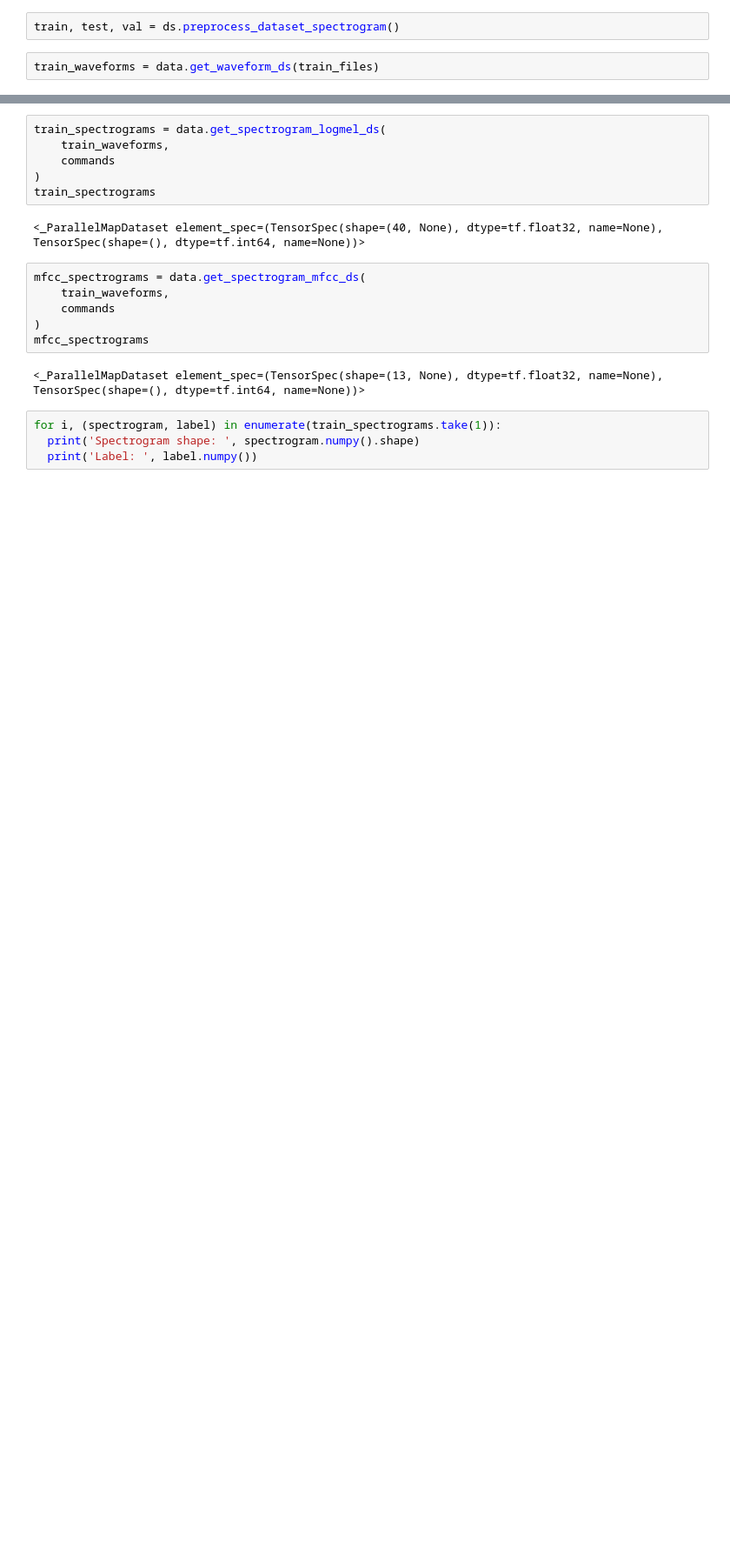
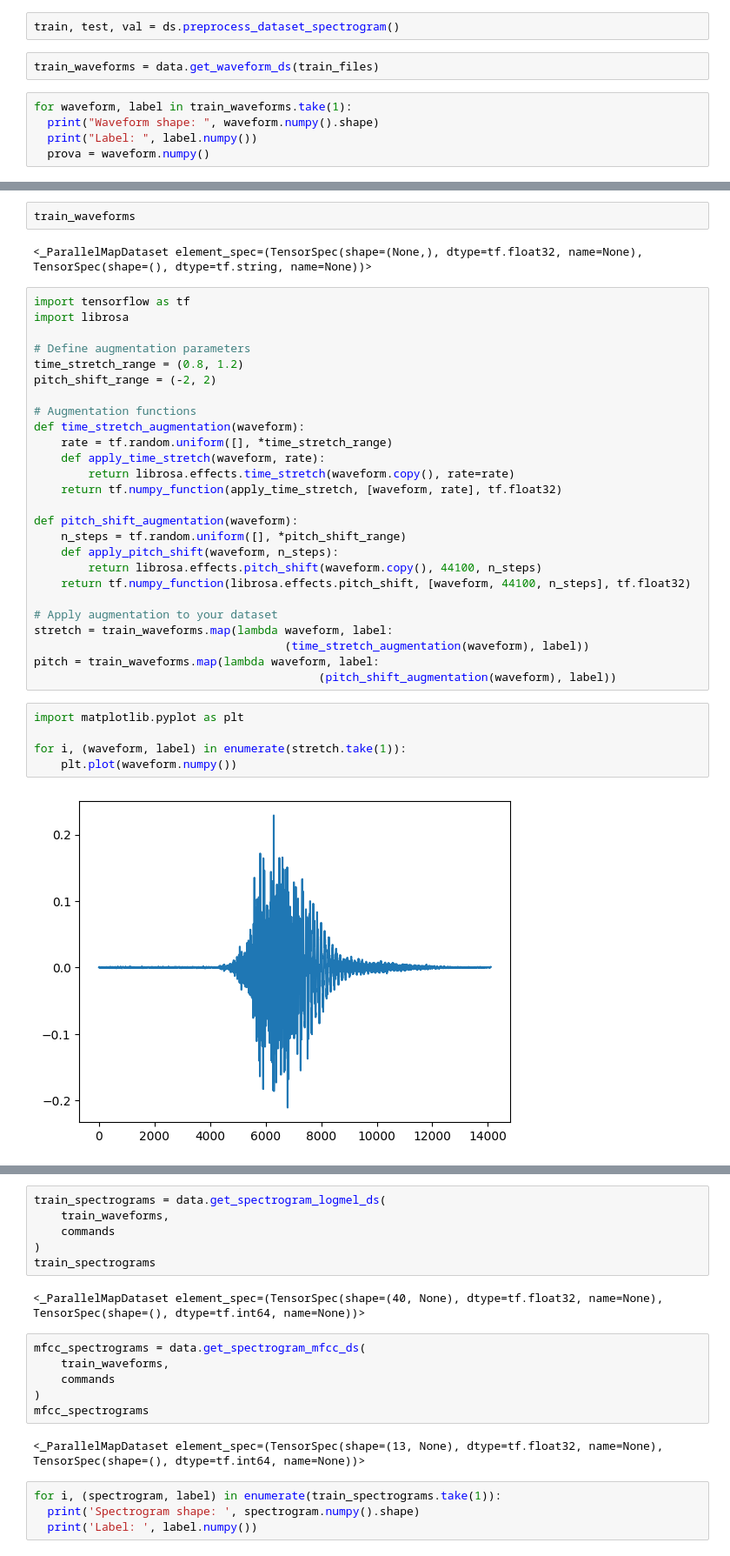
Before and after one commit to aidinattar/AudioKWS, a Jupyter notebook: examples.ipynb, the cells around one changed output, grey strips where cells are left out. Shown at 87% size. Drawn from its saved outputs; the diff is of its cells as text; blank space fills up the shorter version.

```diff
--- a/examples.ipynb
+++ b/examples.ipynb
@@ -32,3 +74,8 @@ ds = DatasetBuilder(
 train, test, val = ds.preprocess_dataset_spectrogram()
 # %%
 train_waveforms = data.get_waveform_ds(train_files)
+# %%
+for waveform, label in train_waveforms.take(1):
+  print("Waveform shape: ", waveform.numpy().shape)
+  print("Label: ", label.numpy())
+  prova = waveform.numpy()
@@ -34,0 +92,37 @@ train_waveforms = data.get_waveform_ds(train_files)
+# %%
+train_waveforms
+# %% [output]
+<_ParallelMapDataset element_spec=(TensorSpec(shape=(None,), dtype=tf.float32, name=None), TensorSpec(shape=(), dtype=tf.string, name=None))>
+# %%
+import tensorflow as tf
+import librosa
+
+# Define augmentation parameters
+time_stretch_range = (0.8, 1.2)
+pitch_shift_range = (-2, 2)
+
+# Augmentation functions
+def time_stretch_augmentation(waveform):
+    rate = tf.random.uniform([], *time_stretch_range)
+    def apply_time_stretch(waveform, rate):
+        return librosa.effects.time_stretch(waveform.copy(), rate=rate)
+    return tf.numpy_function(apply_time_stretch, [waveform, rate], tf.float32)
+
+def pitch_shift_augmentation(waveform):
+    n_steps = tf.random.uniform([], *pitch_shift_range)
+    def apply_pitch_shift(waveform, n_steps):
+        return librosa.effects.pitch_shift(waveform.copy(), 44100, n_steps)
+    return tf.numpy_function(librosa.effects.pitch_shift, [waveform, 44100, n_steps], tf.float32)
+
+# Apply augmentation to your dataset
+stretch = train_waveforms.map(lambda waveform, label:
+                                     (time_stretch_augmentation(waveform), label))
+pitch = train_waveforms.map(lambda waveform, label:
+                                          (pitch_shift_augmentation(waveform), label))
+# %%
+import matplotlib.pyplot as plt
+
+for i, (waveform, label) in enumerate(stretch.take(1)):
+    plt.plot(waveform.numpy())
+# %% [output]
+[figure, added]
```
Also changed, not shown: parts of 45 cells of this notebook.
